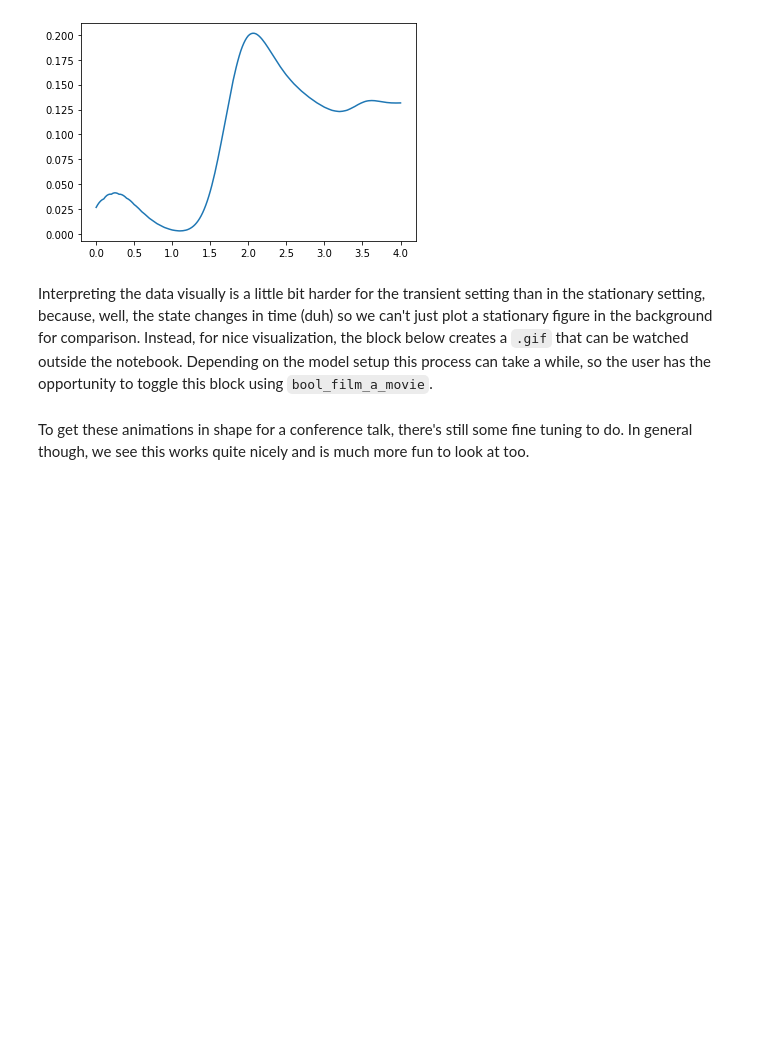
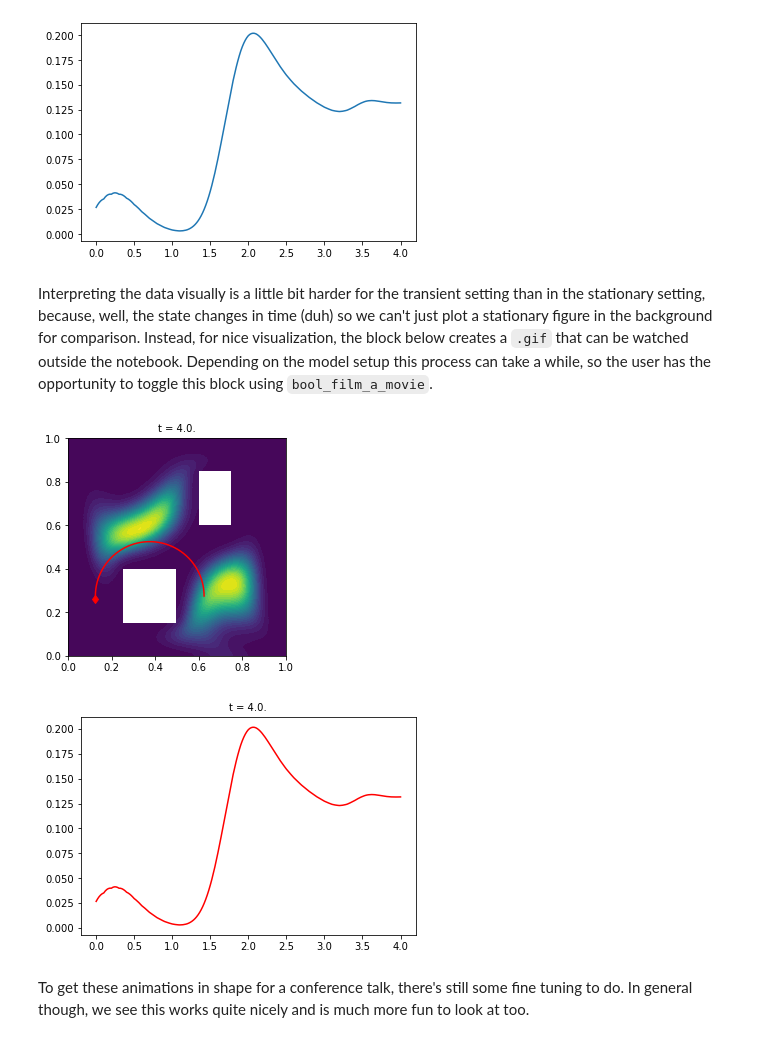
Before and after one commit to leyffer/m2dtIceSheet, a Jupyter notebook: notebooks/5_transientPDE.ipynb, the cells around one changed output. Drawn from its saved outputs; the diff is of its cells as text; code cells hidden in the pictures; blank space fills up the shorter version.

```diff
--- a/notebooks/5_transientPDE.ipynb
+++ b/notebooks/5_transientPDE.ipynb
@@ -128,18 +148,21 @@ ax.plot(flight.grid_t, data)
 # %% [markdown]
 Interpreting the data visually is a little bit harder for the transient setting than in the stationary setting, because, well, the state changes in time (duh) so we can't just plot a stationary figure in the background for comparison. Instead, for nice visualization, the block below creates a `.gif` that can be watched outside the notebook. Depending on the model setup this process can take a while, so the user has the opportunity to toggle this block using `bool_film_a_movie`.
 # %%
-if bool_film_a_movie:
+if bool_film_a_movie or True:
     film_a_movie.film_the_state(state=state,
-                                filename="plots/transientPDE",
+                                filename="plots/transientPDE_2",
                                 flight = flight,
                                 runtime=3,
                                 dt_disp=0.1)
 
     film_a_movie.film_the_data(data=data,
-                               filename="plots/transientData",
+                               filename="plots/transientData_2",
                                grid_t = flight.grid_t,
                                runtime=3,
                                dt_disp=0.1)
+# %% [output]
+[figure, added]
+[figure, added]
 # %% [markdown]
 To get these animations in shape for a conference talk, there's still some fine tuning to do. In general though, we see this works quite nicely and is much more fun to look at too.
 # %% [markdown]
```
Also changed, not shown: parts of 35 cells of this notebook, 6 other files.
